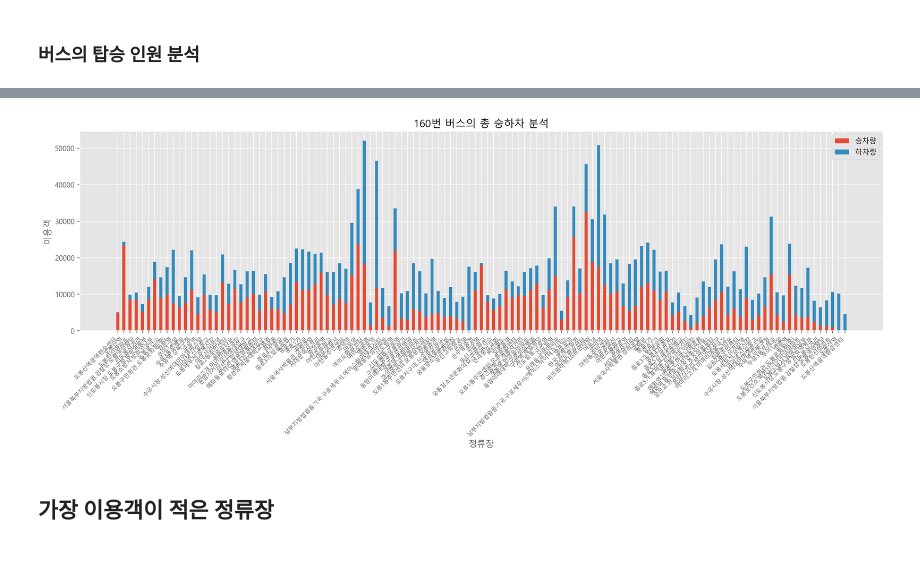
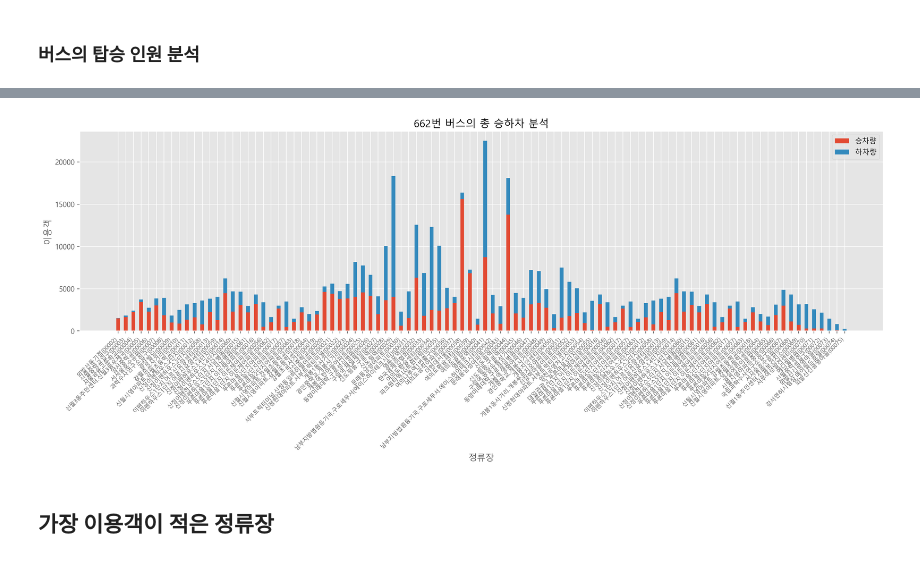
Before and after one commit to yesung05/24-DA-TeamWork, a Jupyter notebook: DA_main.ipynb, the cells around one changed output, grey strips where cells are left out. Cells and saved outputs as stored; diff of their text form; code cells hidden in the pictures.

```diff
--- a/DA_main.ipynb
+++ b/DA_main.ipynb
@@ -359,22 +361,22 @@ plt.show()
 # %%
 selbus = input("선택할 버스 번호를 입력하세요.")
 allRide = np.sum(BusAryDict[selbus][:,:-1:2],axis=1)
 allleft = np.sum(BusAryDict[selbus][:,1::2],axis=1)
-
+getStationNames = [row[5] for row in busdict[selbus]]
 x = np.arange(len(getStationNames))
 fig, ax = plt.subplots(figsize = (20,5))
 ax.bar(x, allRide, width=0.5, label = '승차량')
 ax.bar(x, allleft, width=0.5,bottom = allRide, label = '하차량' )
 
 ax.set_xlabel('정류장')
 ax.set_ylabel('이용객')
 ax.set_title(f'{selbus}번 버스의 총 승하차 분석')
 ax.set_xticks(x)
 ax.set_xticklabels(getStationNames , rotation=45, ha='right', fontsize=8)
 ax.legend()
 plt.show()
 # %% [output]
-[figure, old version]
+[figure, new version]
 # %% [markdown]
 ## 가장 이용객이 적은 정류장
 # %%
```
Also changed, not shown: parts of 16 cells of this notebook, 8 other files.
